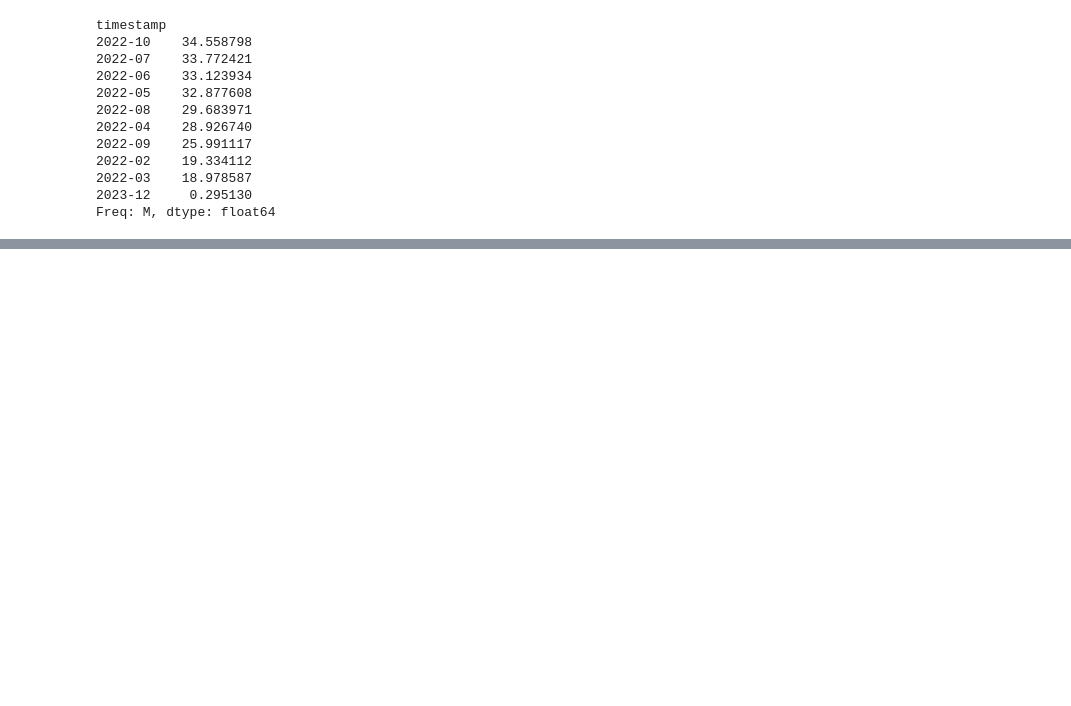
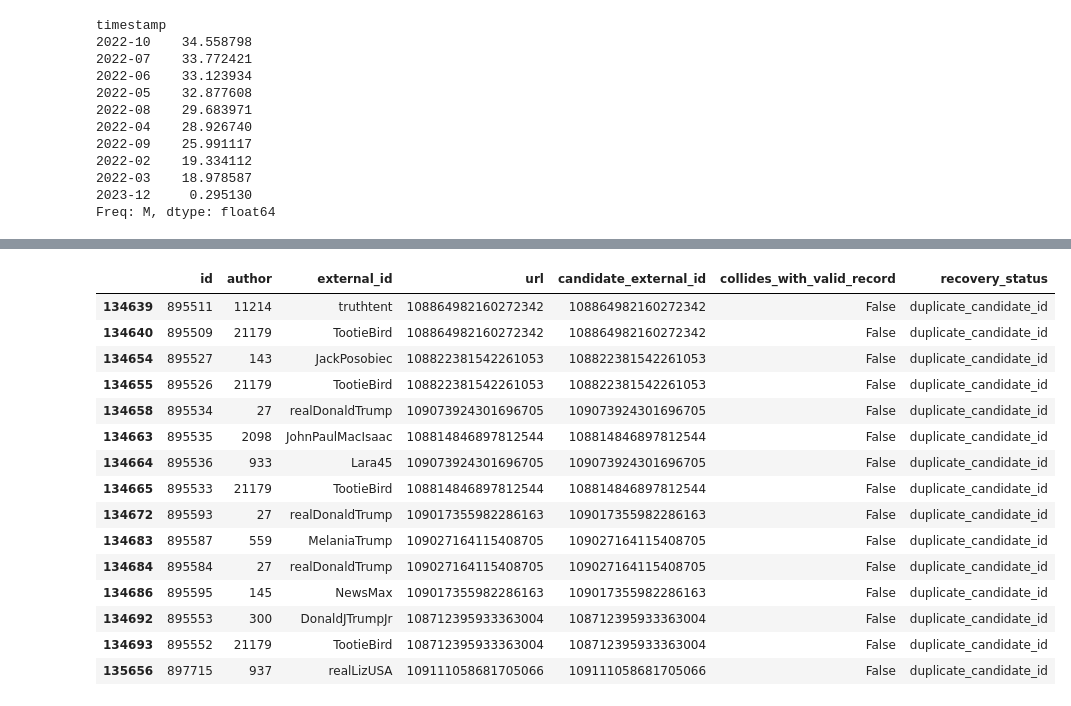
Before and after one commit to lorenzobuccolini03/Truth-Social-Analysis-and-Data-Warehousing---Decision-Support-Systems-, a Jupyter notebook: 01_assignment/01_10_clean_truths.ipynb, the cells around one changed output, grey strips where cells are left out. Drawn from its saved outputs; the diff is of its cells as text; code cells hidden in the pictures; blank space fills up the shorter version.

Commit message:
worked on additional_truths and subs_events

```diff
--- a/01_assignment/01_10_clean_truths.ipynb
+++ b/01_assignment/01_10_clean_truths.ipynb
@@ -2639,0 +3907,82 @@ Freq: M, dtype: float64
+# %%
+
+# Candidate external IDs stored in numeric URL fields
+recoverable_candidates = df_clean.loc[
+    numeric_url_mask & invalid_url_mask,
+    ["id", "author", "external_id", "url"]
+].copy()
+
+recoverable_candidates["candidate_external_id"] = (
+    recoverable_candidates["url"]
+    .astype("string")
+    .str.strip()
+)
+
+# Check duplicates among recovered candidate IDs
+duplicate_candidate_mask = (
+    recoverable_candidates["candidate_external_id"]
+    .duplicated(keep=False)
+)
+
+# Identify candidate IDs already present in valid records
+valid_external_ids_set = set(
+    external_ids.loc[valid_external_id_mask & valid_url_mask]
+)
+
+recoverable_candidates["collides_with_valid_record"] = (
+    recoverable_candidates["candidate_external_id"]
+    .isin(valid_external_ids_set)
+)
+
+# Classify recovery candidates
+recoverable_candidates["recovery_status"] = np.select(
+    [
+        duplicate_candidate_mask,
+        recoverable_candidates["collides_with_valid_record"]
+    ],
+    [
+        "duplicate_candidate_id",
+        "collision_with_existing_record"
+    ],
+    default="unique_candidate"
+)
+
+print("EXTERNAL ID RECOVERY CANDIDATE ANALYSIS")
+print("-" * 45)
+
+print(
+    "Total recovery candidates:",
+    f"{len(recoverable_candidates):,}"
+)
+
+print(
+    "Distinct candidate external IDs:",
+    f"{recoverable_candidates['candidate_external_id'].nunique():,}"
+)
+
+print(
+    "Candidates duplicated within anomalous records:",
+    f"{duplicate_candidate_mask.sum():,}"
+)
+
+print("\nRECOVERY STATUS")
+display(
+    recoverable_candidates["recovery_status"]
+    .value_counts()
+    .to_frame("Number of Truths")
+)
+
+print("\nSAMPLE DUPLICATE CANDIDATES")
+display(
+    recoverable_candidates.loc[
+        duplicate_candidate_mask
+    ].head(15)
+)
+
+print("\nSAMPLE COLLISIONS")
+display(
+    recoverable_candidates.loc[
+        recoverable_candidates["collides_with_valid_record"]
+    ].head(10)
+)
+# %% [output]
@@ -2639,0 +4002,16 @@ Freq: M, dtype: float64
+|  | id | author | external_id | url | candidate_external_id | collides_with_valid_record | recovery_status |
+| 134639 | 895511 | 11214 | truthtent | 108864982160272342 | 108864982160272342 | False | duplicate_candidate_id |
+| 134640 | 895509 | 21179 | TootieBird | 108864982160272342 | 108864982160272342 | False | duplicate_candidate_id |
+| 134654 | 895527 | 143 | JackPosobiec | 108822381542261053 | 108822381542261053 | False | duplicate_candidate_id |
+| 134655 | 895526 | 21179 | TootieBird | 108822381542261053 | 108822381542261053 | False | duplicate_candidate_id |
+| 134658 | 895534 | 27 | realDonaldTrump | 109073924301696705 | 109073924301696705 | False | duplicate_candidate_id |
+| 134663 | 895535 | 2098 | JohnPaulMacIsaac | 108814846897812544 | 108814846897812544 | False | duplicate_candidate_id |
+| 134664 | 895536 | 933 | Lara45 | 109073924301696705 | 109073924301696705 | False | duplicate_candidate_id |
+| 134665 | 895533 | 21179 | TootieBird | 108814846897812544 | 108814846897812544 | False | duplicate_candidate_id |
+| 134672 | 895593 | 27 | realDonaldTrump | 109017355982286163 | 109017355982286163 | False | duplicate_candidate_id |
+| 134683 | 895587 | 559 | MelaniaTrump | 109027164115408705 | 109027164115408705 | False | duplicate_candidate_id |
+| 134684 | 895584 | 27 | realDonaldTrump | 109027164115408705 | 109027164115408705 | False | duplicate_candidate_id |
+| 134686 | 895595 | 145 | NewsMax | 109017355982286163 | 109017355982286163 | False | duplicate_candidate_id |
+| 134692 | 895553 | 300 | DonaldJTrumpJr | 108712395933363004 | 108712395933363004 | False | duplicate_candidate_id |
+| 134693 | 895552 | 21179 | TootieBird | 108712395933363004 | 108712395933363004 | False | duplicate_candidate_id |
+| 135656 | 897715 | 937 | realLizUSA | 109111058681705066 | 109111058681705066 | False | duplicate_candidate_id |
```
Also changed, not shown: parts of 31 cells of this notebook, 2 other files.
